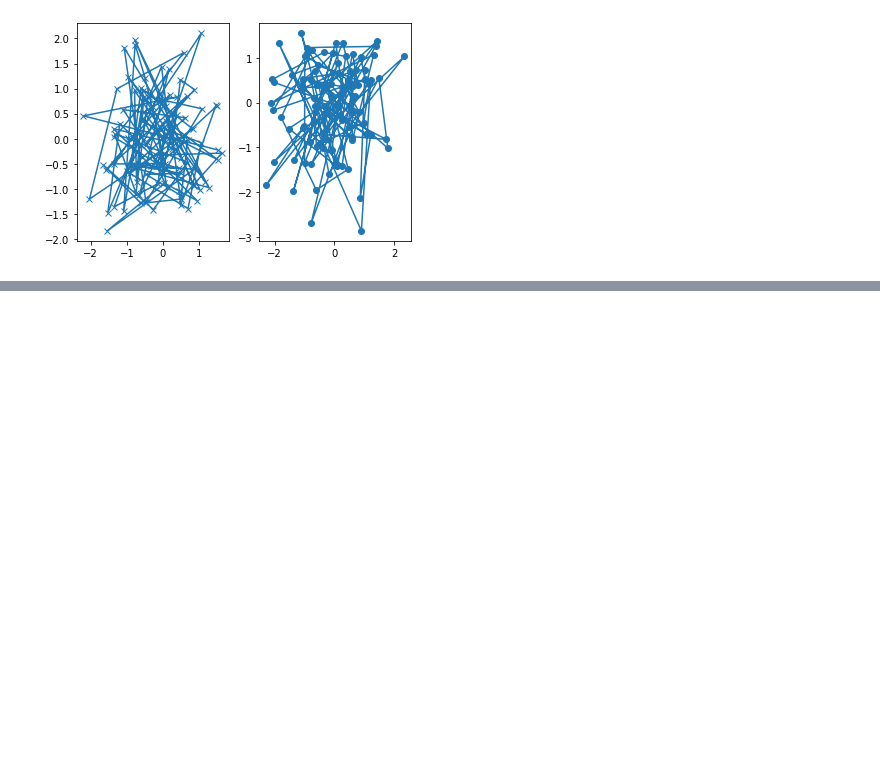
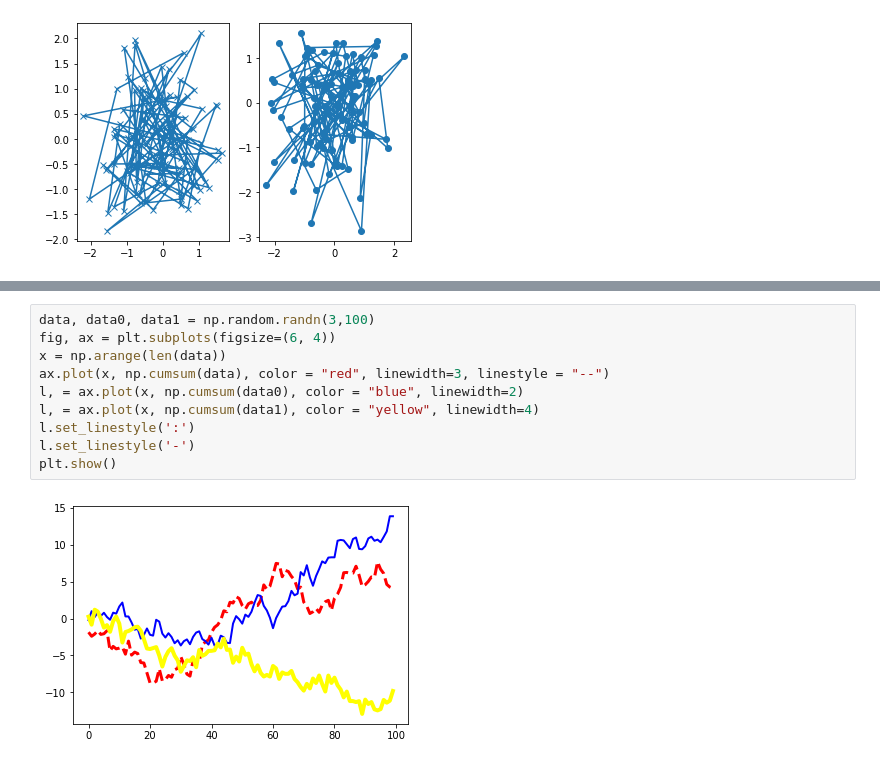
Before and after one commit to leafarJS/python_matplotlib, a Jupyter notebook: 01_introduction.ipynb, the cells around one changed output, grey strips where cells are left out. Cells and saved outputs as stored; diff of their text form; blank space fills up the shorter version.

```diff
--- a/01_introduction.ipynb
+++ b/01_introduction.ipynb
@@ -112,0 +116,12 @@ my_plotter(ax2, dat3, dat4, {"marker":"o"})
+# %%
+data, data0, data1 = np.random.randn(3,100)
+fig, ax = plt.subplots(figsize=(6, 4))
+x = np.arange(len(data))
+ax.plot(x, np.cumsum(data), color = "red", linewidth=3, linestyle = "--")
+l, = ax.plot(x, np.cumsum(data0), color = "blue", linewidth=2)
+l, = ax.plot(x, np.cumsum(data1), color = "yellow", linewidth=4)
+l.set_linestyle(':')
+l.set_linestyle('-')
+plt.show()
+# %% [output]
+[figure, added]
```
Also changed, not shown: parts of 16 cells of this notebook.
